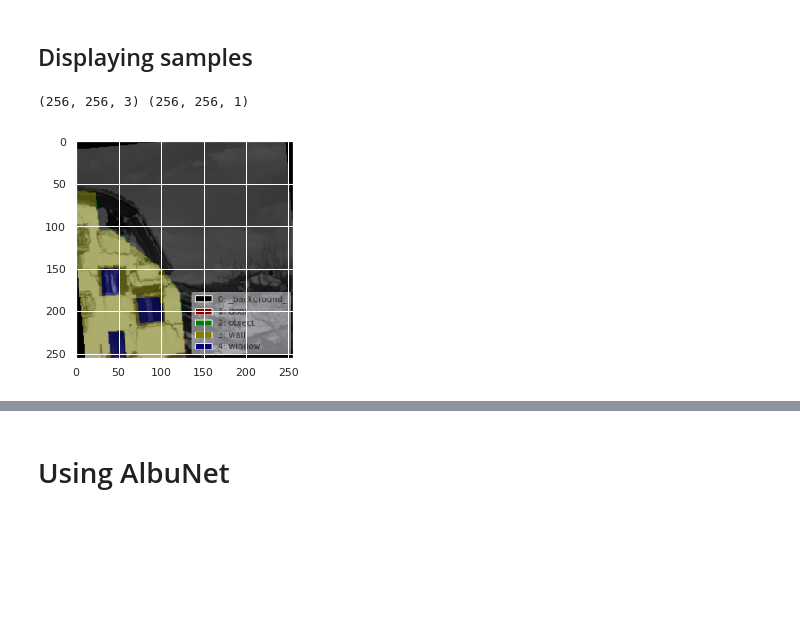
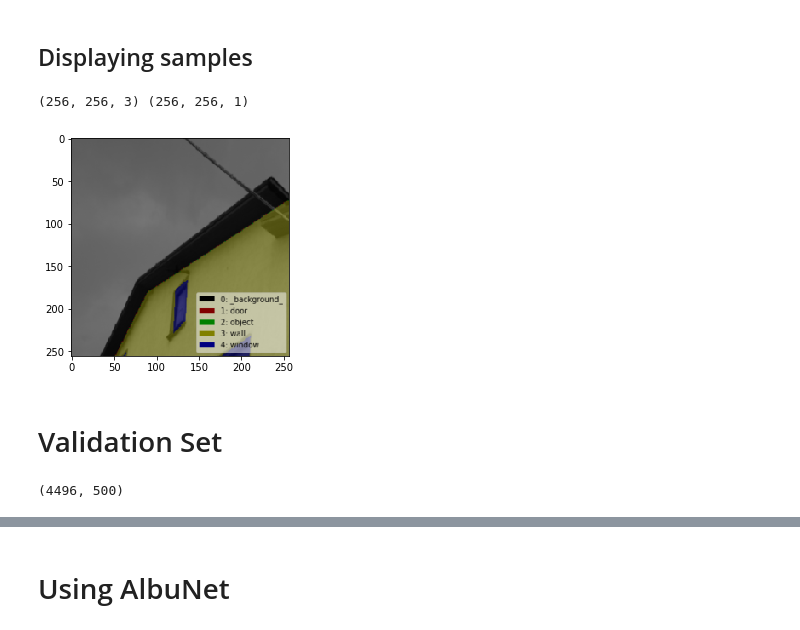
Before and after one commit to gregunz/FacadeParsing, a Jupyter notebook: nb02_segmentation.ipynb, the cells around one changed output, grey strips where cells are left out. Drawn from its saved outputs; the diff is of its cells as text; code cells hidden in the pictures; blank space fills up the shorter version.

Commit message:
upload new version of notebooks

```diff
--- a/nb02_segmentation.ipynb
+++ b/nb02_segmentation.ipynb
@@ -6,13 +6,16 @@ import time
 import os
 import copy
 import PIL
+import sys
+import pickle
+
+from tqdm import tqdm_notebook as tqdm
 
 # PyTorch
 import torch
 import torch.nn as nn
 import torch.optim as optim
-from torch.utils.data import DataLoader
-from torch.utils.data import DataLoader
+from torch.utils.data import DataLoader, Subset
 from torch.optim import lr_scheduler
 from torchsummary import summary
 
@@ -24,9 +27,6 @@ from torchvision import datasets, models, transforms
 
 # Plots
 import matplotlib.pyplot as plt
-import seaborn as sns
 %matplotlib inline
-sns.set(rc={"figure.figsize": (15, 6)})
-sns.set_palette(sns.color_palette("Set2", 10))
 
 plt.ion()   # interactive mode
@@ -60,3 +51,7 @@ dataset = BuildingsDataset(
+# %%
+patch_size = 256
+# %%
+dataset = BuildingsDatasetH5("data/images_{}.hdf5".format(patch_size))
 # %% [markdown]
 ## Displaying samples
 # %%
@@ -64,6 +59,8 @@ from show import show_labeled_img
 # %%
-data = dataset[0]
-show_labeled_img(data['image'], data['label'], dataset.label_name_to_value)
+data = dataset[13]
+show_labeled_img(data['image'], data['label'], dataset.labels)
 # %% [output]
 (256, 256, 3) (256, 256, 1)
-[figure, old version]
+[figure, new version]
+# %% [markdown]
+# Validation Set
@@ -69,0 +83,12 @@ show_labeled_img(data['image'], data['label'], dataset.label_name_to_value)
+# %%
+np.random.seed(SEED)
+img_indices = np.random.permutation(len(num_crops_per_images))
+n_img_train, n_img_val = lenghts_split(len(num_crops_per_images), .9)
+train_ind = img_idx_to_crop_idx(img_indices[:n_img_train])
+train_ind = train_ind[np.random.permutation(len(train_ind))]
+val_ind = img_idx_to_crop_idx(img_indices[n_img_train:])
+val_ind = val_ind[np.random.permutation(len(val_ind))]
+
+len(train_ind), len(val_ind)
+# %% [output]
+(4496, 500)
```
Also changed, not shown: parts of 50 cells of this notebook, 2 other files.
